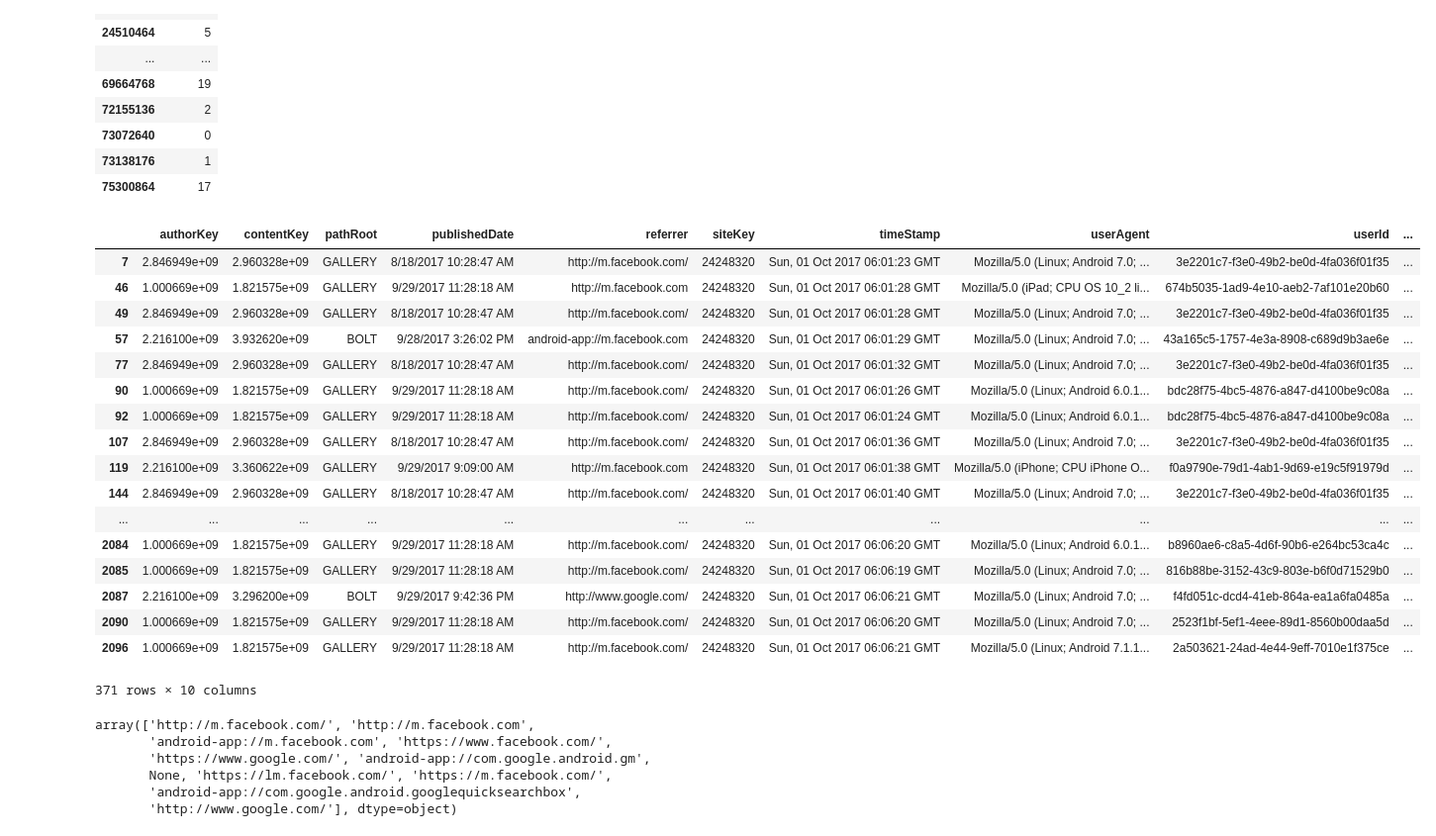
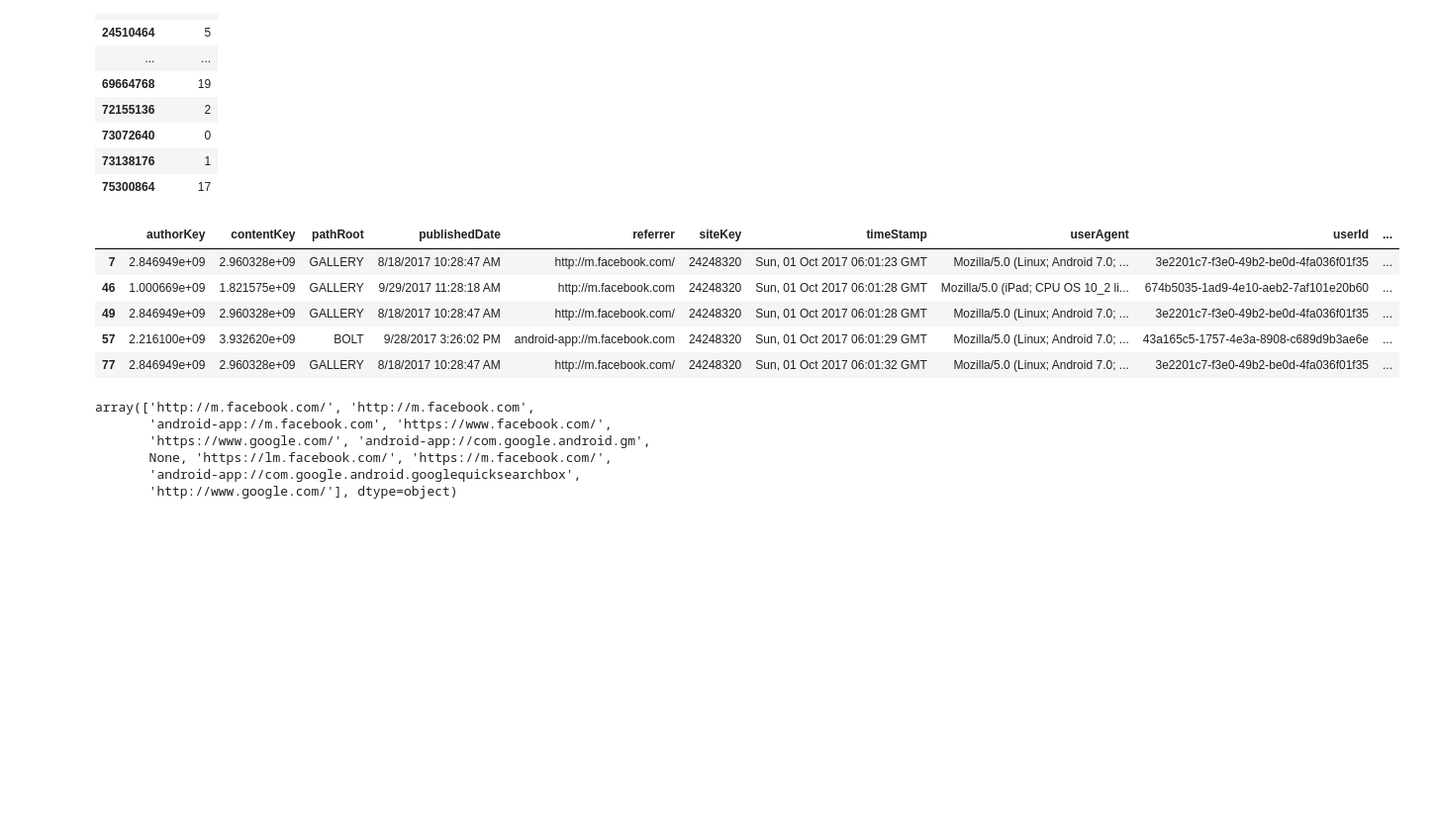
Before and after one commit to DEREJEGETU/24Sports, a Jupyter notebook: 247-test-data.ipynb, the cells around one changed output. Shown at 99% size. Cells and saved outputs as stored; diff of their text form; code cells hidden in the pictures; blank space fills up the shorter version.

```diff
--- a/247-test-data.ipynb
+++ b/247-test-data.ipynb
@@ -170,26 +162,14 @@ sk
 | 75300864 | 17 |
 # %%
 sk1 = data[data['siteKey'] == 24248320] #filter('siteKey'= 2490368,axis=0)
-sk1
+sk1.head()
 # %% [output]
 |  | authorKey | contentKey | pathRoot | publishedDate | referrer | siteKey | timeStamp | userAgent | userId | ... |
 | 7 | 2.846949e+09 | 2.960328e+09 | GALLERY | 8/18/2017 10:28:47 AM | http://m.facebook.com/ | 24248320 | Sun, 01 Oct 2017 06:01:23 GMT | Mozilla/5.0 (Linux; Android 7.0; ... | 3e2201c7-f3e0-49b2-be0d-4fa036f01f35 | ... |
 | 46 | 1.000669e+09 | 1.821575e+09 | GALLERY | 9/29/2017 11:28:18 AM | http://m.facebook.com | 24248320 | Sun, 01 Oct 2017 06:01:28 GMT | Mozilla/5.0 (iPad; CPU OS 10_2 li... | 674b5035-1ad9-4e10-aeb2-7af101e20b60 | ... |
 | 49 | 2.846949e+09 | 2.960328e+09 | GALLERY | 8/18/2017 10:28:47 AM | http://m.facebook.com/ | 24248320 | Sun, 01 Oct 2017 06:01:28 GMT | Mozilla/5.0 (Linux; Android 7.0; ... | 3e2201c7-f3e0-49b2-be0d-4fa036f01f35 | ... |
 | 57 | 2.216100e+09 | 3.932620e+09 | BOLT | 9/28/2017 3:26:02 PM | android-app://m.facebook.com | 24248320 | Sun, 01 Oct 2017 06:01:29 GMT | Mozilla/5.0 (Linux; Android 7.0; ... | 43a165c5-1757-4e3a-8908-c689d9b3ae6e | ... |
 | 77 | 2.846949e+09 | 2.960328e+09 | GALLERY | 8/18/2017 10:28:47 AM | http://m.facebook.com/ | 24248320 | Sun, 01 Oct 2017 06:01:32 GMT | Mozilla/5.0 (Linux; Android 7.0; ... | 3e2201c7-f3e0-49b2-be0d-4fa036f01f35 | ... |
-| 90 | 1.000669e+09 | 1.821575e+09 | GALLERY | 9/29/2017 11:28:18 AM | http://m.facebook.com/ | 24248320 | Sun, 01 Oct 2017 06:01:26 GMT | Mozilla/5.0 (Linux; Android 6.0.1... | bdc28f75-4bc5-4876-a847-d4100be9c08a | ... |
-| 92 | 1.000669e+09 | 1.821575e+09 | GALLERY | 9/29/2017 11:28:18 AM | http://m.facebook.com/ | 24248320 | Sun, 01 Oct 2017 06:01:24 GMT | Mozilla/5.0 (Linux; Android 6.0.1... | bdc28f75-4bc5-4876-a847-d4100be9c08a | ... |
-| 107 | 2.846949e+09 | 2.960328e+09 | GALLERY | 8/18/2017 10:28:47 AM | http://m.facebook.com/ | 24248320 | Sun, 01 Oct 2017 06:01:36 GMT | Mozilla/5.0 (Linux; Android 7.0; ... | 3e2201c7-f3e0-49b2-be0d-4fa036f01f35 | ... |
-| 119 | 2.216100e+09 | 3.360622e+09 | GALLERY | 9/29/2017 9:09:00 AM | http://m.facebook.com | 24248320 | Sun, 01 Oct 2017 06:01:38 GMT | Mozilla/5.0 (iPhone; CPU iPhone O... | f0a9790e-79d1-4ab1-9d69-e19c5f91979d | ... |
-| 144 | 2.846949e+09 | 2.960328e+09 | GALLERY | 8/18/2017 10:28:47 AM | http://m.facebook.com/ | 24248320 | Sun, 01 Oct 2017 06:01:40 GMT | Mozilla/5.0 (Linux; Android 7.0; ... | 3e2201c7-f3e0-49b2-be0d-4fa036f01f35 | ... |
-| ... | ... | ... | ... | ... | ... | ... | ... | ... | ... | ... |
-| 2084 | 1.000669e+09 | 1.821575e+09 | GALLERY | 9/29/2017 11:28:18 AM | http://m.facebook.com/ | 24248320 | Sun, 01 Oct 2017 06:06:20 GMT | Mozilla/5.0 (Linux; Android 6.0.1... | b8960ae6-c8a5-4d6f-90b6-e264bc53ca4c | ... |
-| 2085 | 1.000669e+09 | 1.821575e+09 | GALLERY | 9/29/2017 11:28:18 AM | http://m.facebook.com/ | 24248320 | Sun, 01 Oct 2017 06:06:19 GMT | Mozilla/5.0 (Linux; Android 7.0; ... | 816b88be-3152-43c9-803e-b6f0d71529b0 | ... |
-| 2087 | 2.216100e+09 | 3.296200e+09 | BOLT | 9/29/2017 9:42:36 PM | http://www.google.com/ | 24248320 | Sun, 01 Oct 2017 06:06:21 GMT | Mozilla/5.0 (Linux; Android 7.0; ... | f4fd051c-dcd4-41eb-864a-ea1a6fa0485a | ... |
-| 2090 | 1.000669e+09 | 1.821575e+09 | GALLERY | 9/29/2017 11:28:18 AM | http://m.facebook.com/ | 24248320 | Sun, 01 Oct 2017 06:06:20 GMT | Mozilla/5.0 (Linux; Android 7.0; ... | 2523f1bf-5ef1-4eee-89d1-8560b00daa5d | ... |
-| 2096 | 1.000669e+09 | 1.821575e+09 | GALLERY | 9/29/2017 11:28:18 AM | http://m.facebook.com/ | 24248320 | Sun, 01 Oct 2017 06:06:21 GMT | Mozilla/5.0 (Linux; Android 7.1.1... | 2a503621-24ad-4e44-9eff-7010e1f375ce | ... |
-371 rows × 10 columns
 # %%
 sk1.referrer.unique()
 # %% [output]
```
Also changed, not shown: parts of 25 cells of this notebook, 1 other file.
